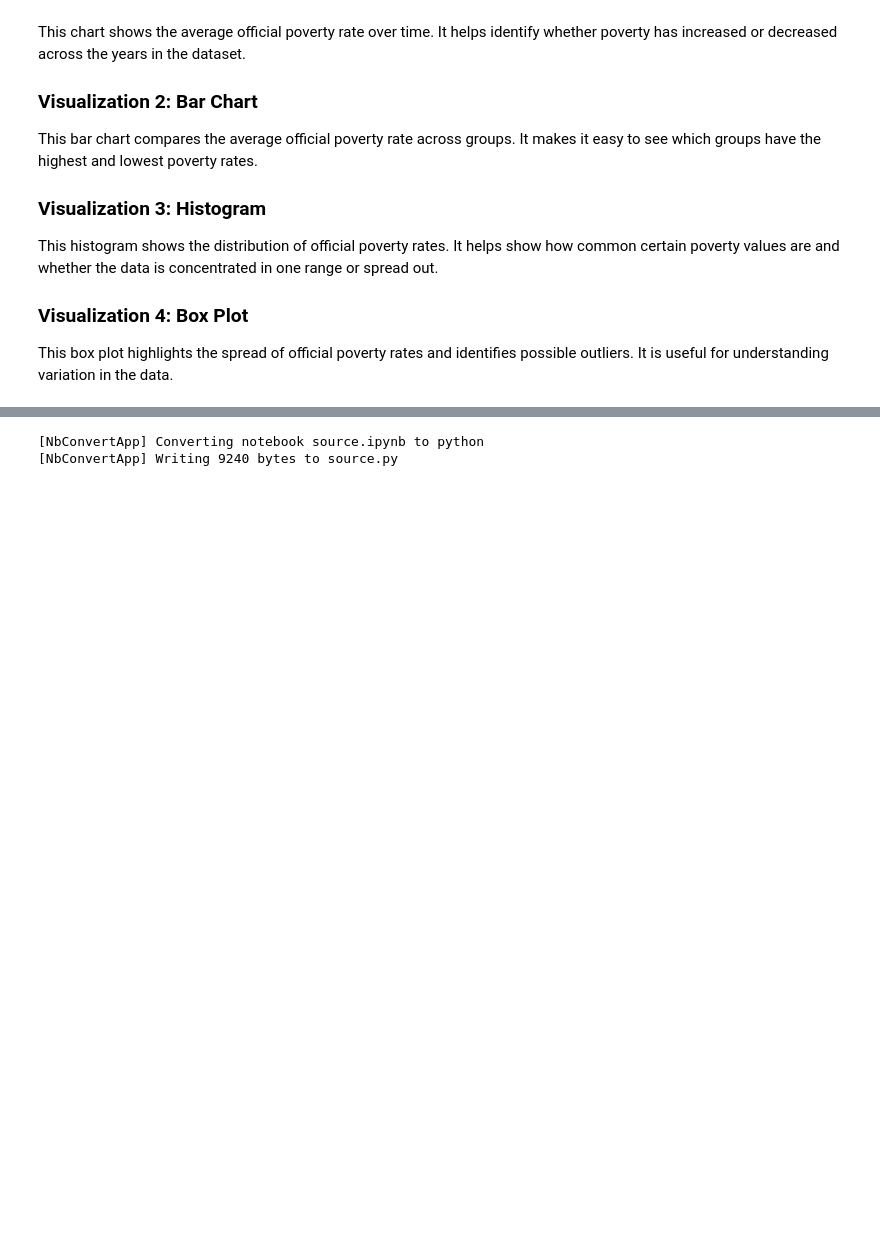
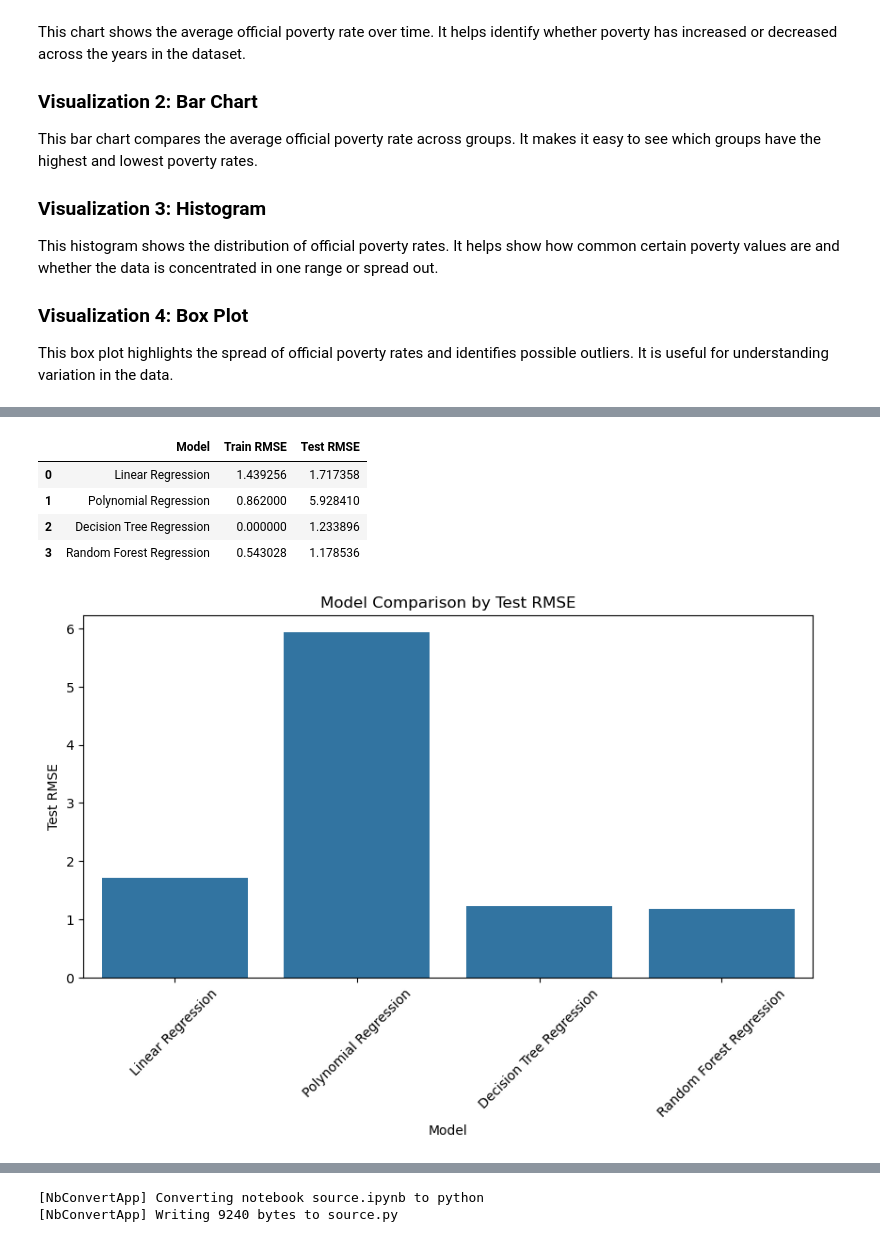
Before and after one commit to BennieJeffer/final-project-BennieJeffer, a Jupyter notebook: source.ipynb, the cells around one changed output, grey strips where cells are left out. Drawn from its saved outputs; the diff is of its cells as text; code cells hidden in the pictures; blank space fills up the shorter version.

```diff
--- a/source.ipynb
+++ b/source.ipynb
@@ -278,0 +407,12 @@ This box plot highlights the spread of official poverty rates and identifies pos
+# %%
+from sklearn.model_selection import train_test_split
+# Split the dataset into training and test sets
+X_train, X_test, y_train, y_test = train_test_split(
+    X,
+    y,
+    test_size=0.2,
+    random_state=42
+)
+
+print("Training set shape:", X_train.shape)
+print("Test set shape:", X_test.shape)
@@ -278,0 +469,46 @@ This box plot highlights the spread of official poverty rates and identifies pos
+# %%
+from sklearn.metrics import mean_squared_error
+import numpy as np
+import pandas as pd
+import seaborn as sns
+import matplotlib.pyplot as plt
+
+# Train and evaluate each model
+results = []
+
+for name, model in models.items():
+    model.fit(X_train, y_train)
+
+    train_pred = model.predict(X_train)
+    test_pred = model.predict(X_test)
+
+    train_rmse = np.sqrt(mean_squared_error(y_train, train_pred))
+    test_rmse = np.sqrt(mean_squared_error(y_test, test_pred))
+
+    results.append({
+        "Model": name,
+        "Train RMSE": train_rmse,
+        "Test RMSE": test_rmse
+    })
+
+# Convert results to DataFrame
+results_df = pd.DataFrame(results)
+
+# Display results
+display(results_df)
+
+# Visualize model comparison using Test RMSE
+plt.figure(figsize=(10, 5))
+sns.barplot(data=results_df, x="Model", y="Test RMSE")
+plt.title("Model Comparison by Test RMSE")
+plt.xlabel("Model")
+plt.ylabel("Test RMSE")
+plt.xticks(rotation=45)
+plt.show()
+# %% [output]
+|  | Model | Train RMSE | Test RMSE |
+| 0 | Linear Regression | 1.439256 | 1.717358 |
+| 1 | Polynomial Regression | 0.862000 | 5.928410 |
+| 2 | Decision Tree Regression | 0.000000 | 1.233896 |
+| 3 | Random Forest Regression | 0.543028 | 1.178536 |
+[figure, added]
```
Also changed, not shown: parts of 15 cells of this notebook, 1 other file.
